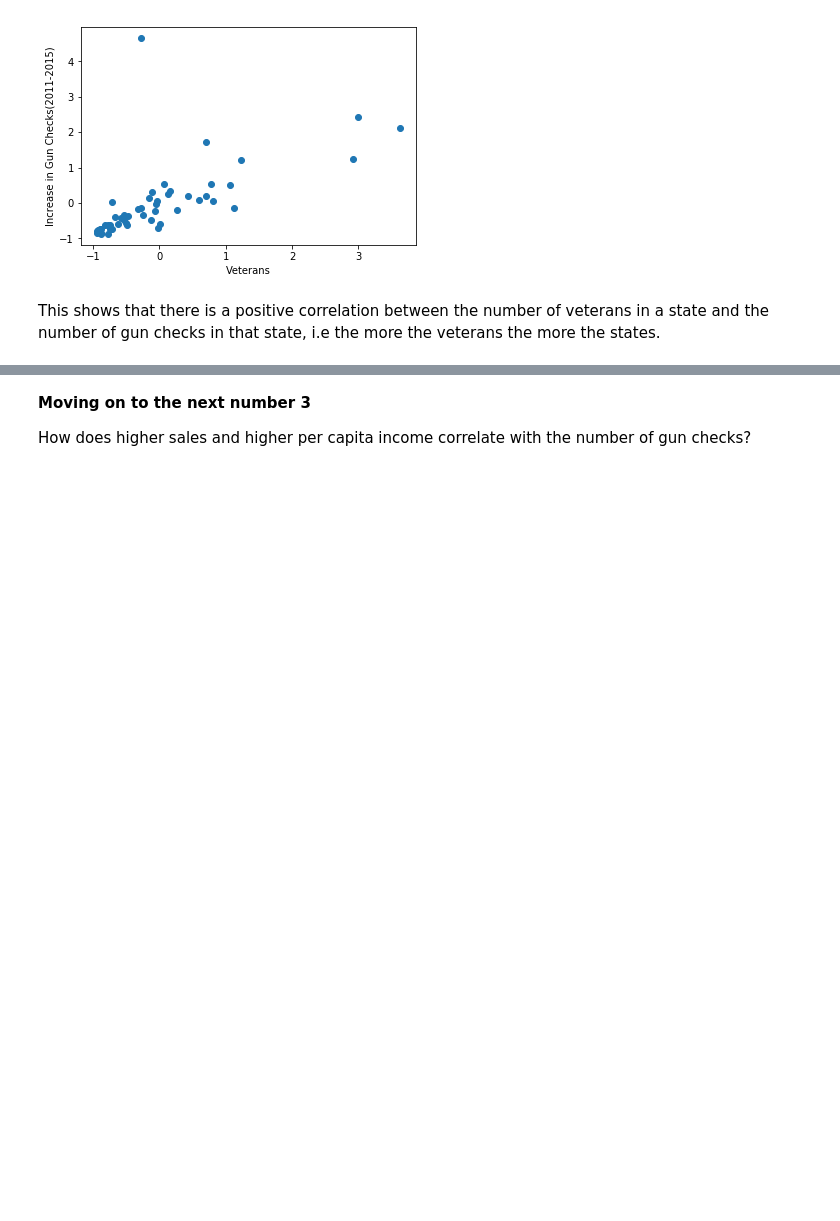
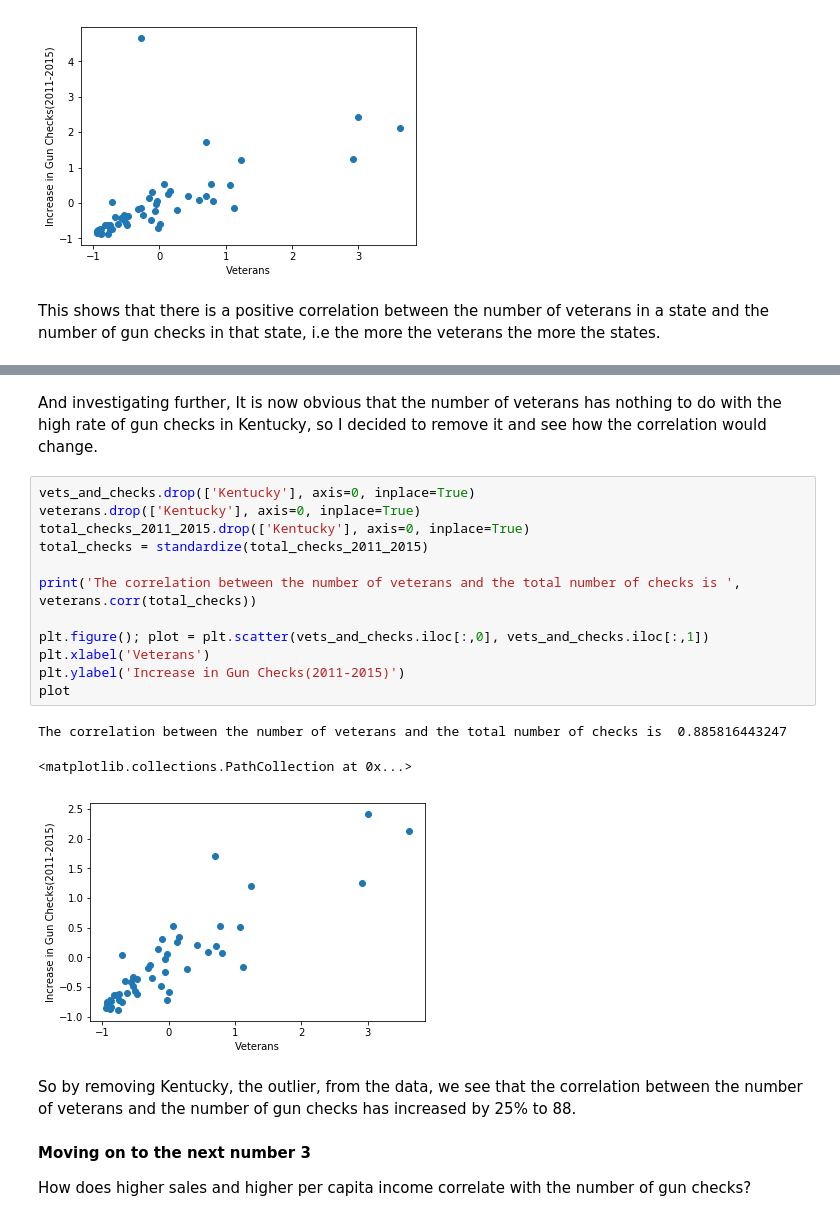
Before and after one commit to durot1973/Data-Analyst-Project, a Jupyter notebook: Analysis.ipynb, the cells around one changed output, grey strips where cells are left out. Cells and saved outputs as stored; diff of their text form; blank space fills up the shorter version.

```diff
--- a/Analysis.ipynb
+++ b/Analysis.ipynb
@@ -186,3 +201,23 @@ that state, i.e the more the veterans the more the states.
+# %% [markdown]
+And investigating further, It is now obvious that the number of veterans has nothing to do with the high rate of gun checks in Kentucky, so I decided to remove it and see how the correlation would change.
+# %%
+vets_and_checks.drop(['Kentucky'], axis=0, inplace=True)
+veterans.drop(['Kentucky'], axis=0, inplace=True)
+total_checks_2011_2015.drop(['Kentucky'], axis=0, inplace=True)
+total_checks = standardize(total_checks_2011_2015)
+
+print('The correlation between the number of veterans and the total number of checks is ', veterans.corr(total_checks))
+
+plt.figure(); plot = plt.scatter(vets_and_checks.iloc[:,0], vets_and_checks.iloc[:,1])
+plt.xlabel('Veterans')
+plt.ylabel('Increase in Gun Checks(2011-2015)')
+plot
+# %% [output]
+The correlation between the number of veterans and the total number of checks is  0.885816443247
+<matplotlib.collections.PathCollection at 0x...>
+[figure, added]
+# %% [markdown]
+So by removing Kentucky, the outlier, from the data, we see that the correlation between the number of veterans and the number of gun checks has increased by 25% to 88.
 # %% [markdown]
 __Moving on to the next number 3__
 
```
Also changed, not shown: parts of 3 cells of this notebook.
